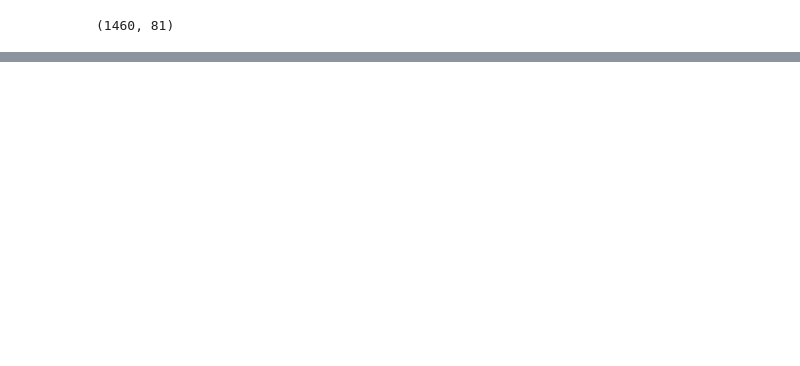
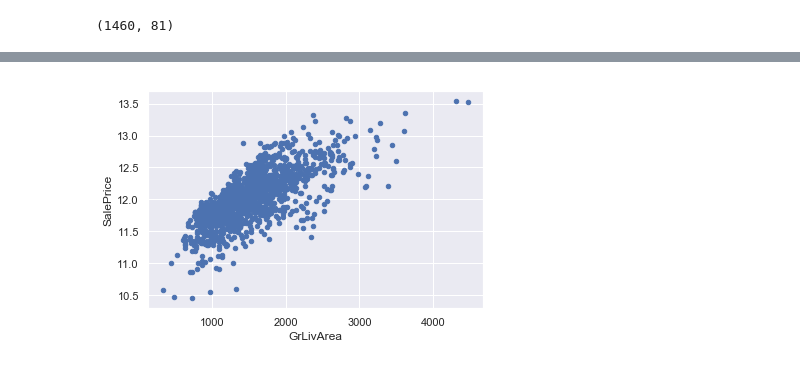
Before and after one commit to emagnusson88/housing-kaggle, a Jupyter notebook: Exploration & Cleaning.ipynb, the cells around one changed output, grey strips where cells are left out. Cells and saved outputs as stored; diff of their text form; code cells hidden in the pictures; blank space fills up the shorter version.

Commit message:
more data cleaning

```diff
--- a/Exploration & Cleaning.ipynb
+++ b/Exploration & Cleaning.ipynb
@@ -249,0 +238,6 @@ df_train.isnull()
+# %%
+#check for NULL counts in each column (missing data)
+TotalNulls = df_train.isnull().sum().sort_values(ascending=False)
+PercentNulls = (df_train.isnull().sum()/df_train.isnull().count()).sort_values(ascending=False)
+missing = pd.concat([TotalNulls,PercentNulls], axis=1, keys=['NULL Count', '% of Total'])
+missing.head(25)
@@ -249,0 +262,5 @@ df_train.isnull()
+# %%
+#dealing w/ the missing data (deleting all columns w/ NULL values except 'Electrical', which only contained one)
+df_train = df_train.drop((missing[missing['NULL Count'] > 1]).index,1)
+df_train = df_train.drop(df_train.loc[df_train['Electrical'].isnull()].index)
+df_train.isnull().sum().max()
@@ -249,0 +301,7 @@ df_train.isnull()
+# %%
+#further checking for outliers
+scatter_data = pd.concat([df_train['SalePrice'], df_train['GrLivArea']], axis = 1)
+scatter_data.plot.scatter(x = 'GrLivArea', y = 'SalePrice')
+plt.show()
+# %% [output]
+[figure, added]
```
Also changed, not shown: parts of 27 cells of this notebook.
